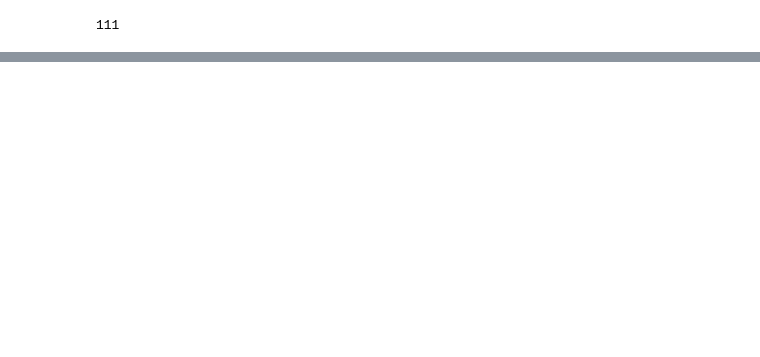
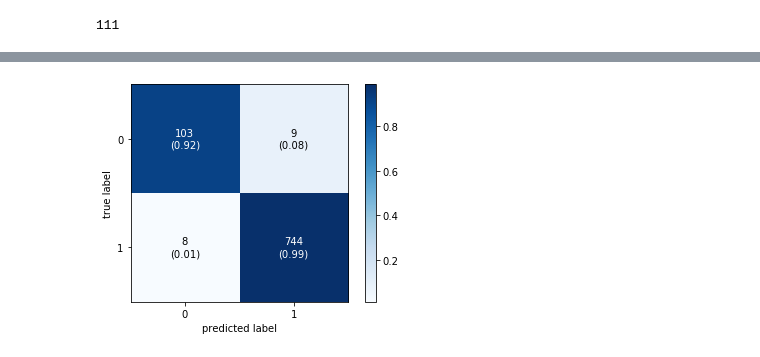
Before and after one commit to alch94/dmdb_duplicate_recognition, a Jupyter notebook: Notebooks/remove_duplicates.ipynb, the cells around one changed output, grey strips where cells are left out. Saved outputs shown, nothing was run; the diff lists cells and outputs as text; code cells hidden in the pictures; blank space fills up the shorter version.

```diff
--- a/Notebooks/remove_duplicates.ipynb
+++ b/Notebooks/remove_duplicates.ipynb
@@ -222,0 +223,15 @@ False positives: 8
+# %%
+import numpy as np
+import matplotlib.pyplot as plt
+from mlxtend.plotting import plot_confusion_matrix
+
+binary = np.array([[true_positives_count, false_negatives],
+                   [false_positives_count, true_negatives]])
+
+fig, ax = plot_confusion_matrix(conf_mat=binary,
+                                show_absolute=True,
+                                show_normed=True,
+                                colorbar=True)
+plt.show()
+# %% [output]
+[figure, added]
```
Also changed, not shown: parts of 9 cells of this notebook, 6 other files.
